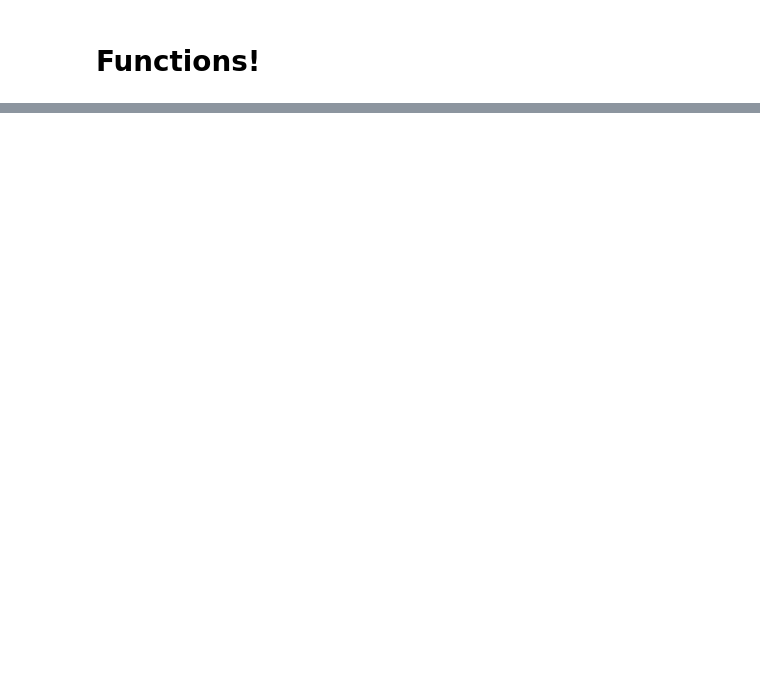
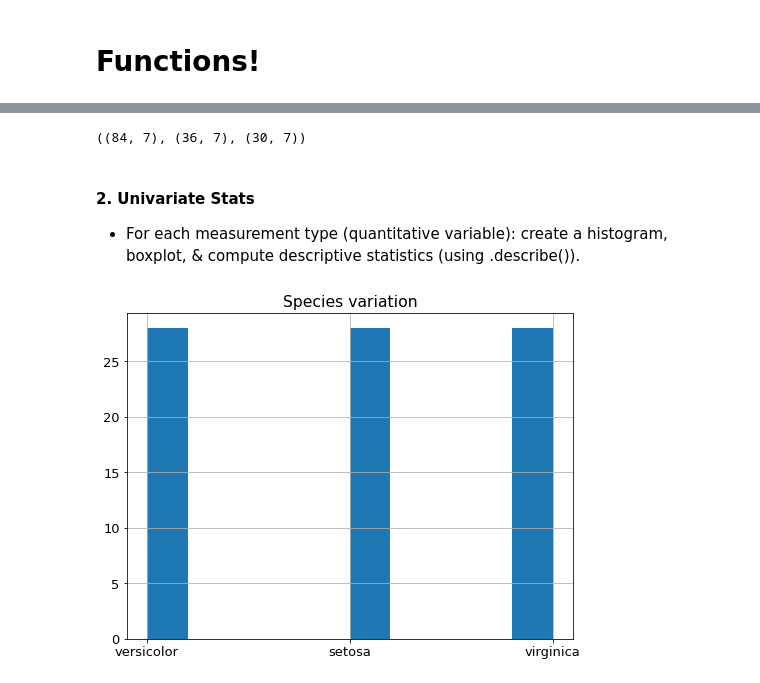
Before and after one commit to Daniel-Northcutt/classification_exercises, a Jupyter notebook: Classification_Exercises.ipynb, the cells around one changed output, grey strips where cells are left out. Cells and saved outputs as stored; diff of their text form; code cells hidden in the pictures; blank space fills up the shorter version.

```diff
--- a/Classification_Exercises.ipynb
+++ b/Classification_Exercises.ipynb
@@ -863,0 +801,3 @@ def prep_telco_data(df):
+# %%
+dummy_df = pd.get_dummies(df[['species']], dummy_na=False, drop_first=[True,True])
+dummy_df.sample()
@@ -863,0 +807,2 @@ def prep_telco_data(df):
+# %%
+df = pd.concat([df, dummy_df], axis = 1)
@@ -863,0 +862,34 @@ def prep_telco_data(df):
+# %%
+#code from lesson
+
+def train_validate_test_split(df, target, seed=123):
+    '''
+    This function takes in a dataframe, the name of the target variable
+    (for stratification purposes), and an integer for a setting a seed
+    and splits the data into train, validate and test.
+    Test is 20% of the original dataset, validate is .30*.80= 24% of the
+    original dataset, and train is .70*.80= 56% of the original dataset.
+    The function returns, in this order, train, validate and test dataframes.
+    '''
+    train_validate, test = train_test_split(df, test_size=0.2,
+                                            random_state=seed,
+                                            stratify=df[target])
+    train, validate = train_test_split(train_validate, test_size=0.3,
+                                       random_state=seed,
+                                       stratify=train_validate[target])
+    return train, validate, test
+# %%
+train, validate, test = train_validate_test_split(df, target='species')
+train.shape, validate.shape, test.shape
+# %% [output]
+((84, 7), (36, 7), (30, 7))
+# %% [markdown]
+#### 2. Univariate Stats
+
+- For each measurement type (quantitative variable): create a histogram, boxplot, & compute descriptive statistics (using .describe()).
+# %%
+plt.title('Species variation')
+train.species.hist()
+plt.show()
+# %% [output]
+[figure, added]
```
Also changed, not shown: parts of 91 cells of this notebook.
